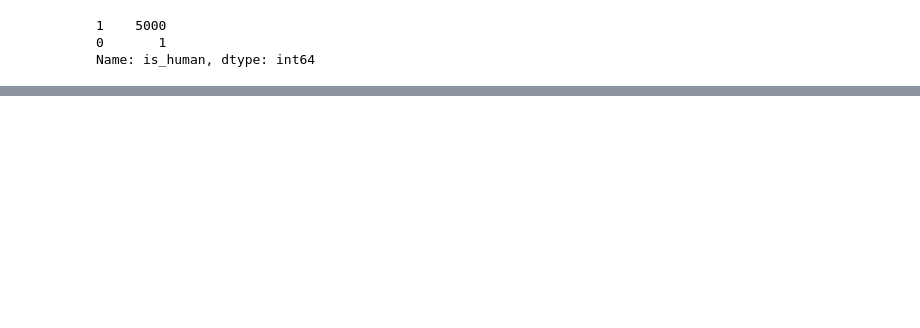
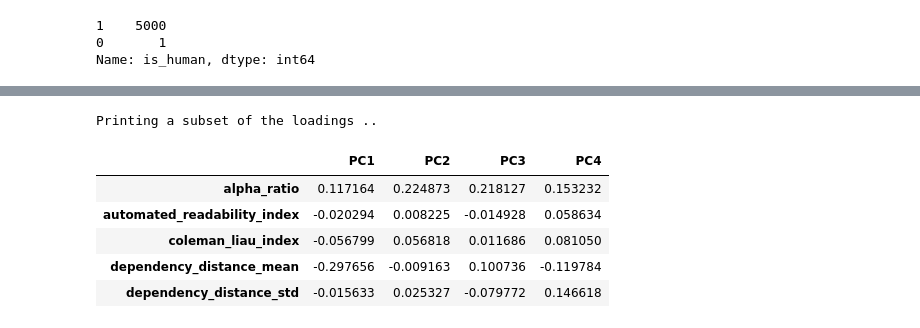
Before and after one commit to rbroc/echo, a Jupyter notebook: notes/progress-9-04-24.ipynb, the cells around one changed output, grey strips where cells are left out. Saved outputs shown, nothing was run; the diff lists cells and outputs as text; code cells hidden in the pictures; blank space fills up the shorter version.

```diff
--- a/notes/progress-9-04-24.ipynb
+++ b/notes/progress-9-04-24.ipynb
@@ -209,0 +281,16 @@ Name: is_human, dtype: int64
+# %%
+# see stack overflow https://stackoverflow.com/questions/67585809/how-to-map-the-results-of-principal-component-analysis-back-to-the-actual-featur
+PCnames = ['PC'+str(i+1) for i in range(pca.n_components_)]
+loadings = pd.DataFrame(pca.components_,columns=PCnames,index=filtered_df.columns)
+
+# get the first 4 components for the first 5 rows from loadings
+print("Printing a subset of the loadings ..")
+loadings.iloc[:5, :4]
+# %% [output]
+Printing a subset of the loadings ..
+|  | PC1 | PC2 | PC3 | PC4 |
+| alpha_ratio | 0.117164 | 0.224873 | 0.218127 | 0.153232 |
+| automated_readability_index | -0.020294 | 0.008225 | -0.014928 | 0.058634 |
+| coleman_liau_index | -0.056799 | 0.056818 | 0.011686 | 0.081050 |
+| dependency_distance_mean | -0.297656 | -0.009163 | 0.100736 | -0.119784 |
+| dependency_distance_std | -0.015633 | 0.025327 | -0.079772 | 0.146618 |
```
Also changed, not shown: parts of 10 cells of this notebook.
